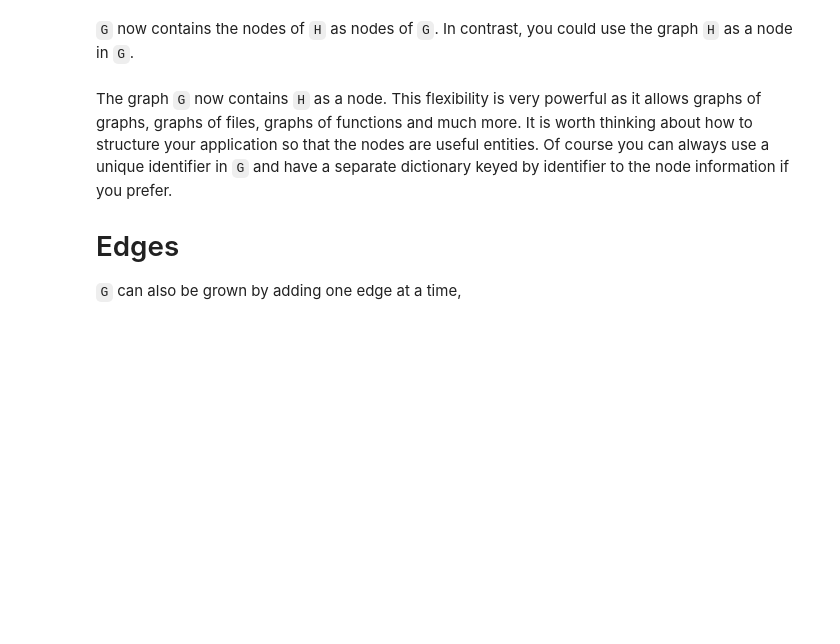
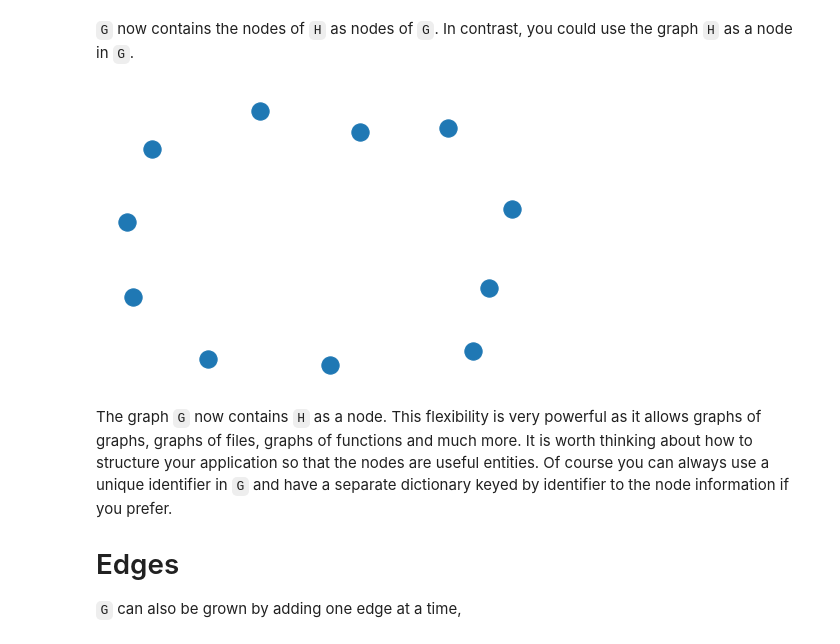
Before and after one commit to thelk22/ADFT, a Jupyter notebook: Week2/Lab 2 - Stationarity_Answer.ipynb, the cells around one changed output. Cells and saved outputs as stored; diff of their text form; code cells hidden in the pictures; blank space fills up the shorter version.

```diff
--- a/Week2/Lab 2 - Stationarity_Answer.ipynb
+++ b/Week2/Lab 2 - Stationarity_Answer.ipynb
@@ -84,6 +84,9 @@ G.add_nodes_from(H)
 In contrast, you could use the graph `H` as a node in `G`.
 # %%
 G.add_node(H)
+nx.draw(G)
+# %% [output]
+[figure, added]
 # %% [markdown]
 The graph `G` now contains `H` as a node.  This flexibility is very powerful as
 it allows graphs of graphs, graphs of files, graphs of functions and much more.
```
Also changed, not shown: parts of 8 cells of this notebook, 2 other files.
